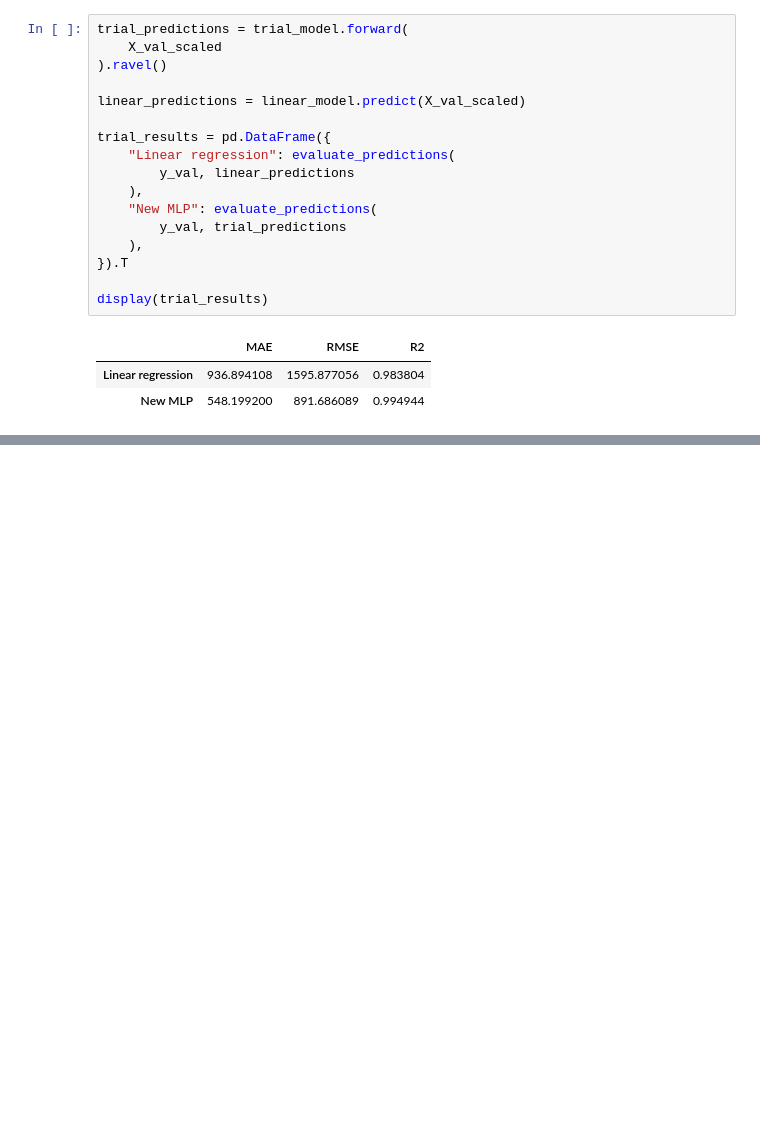
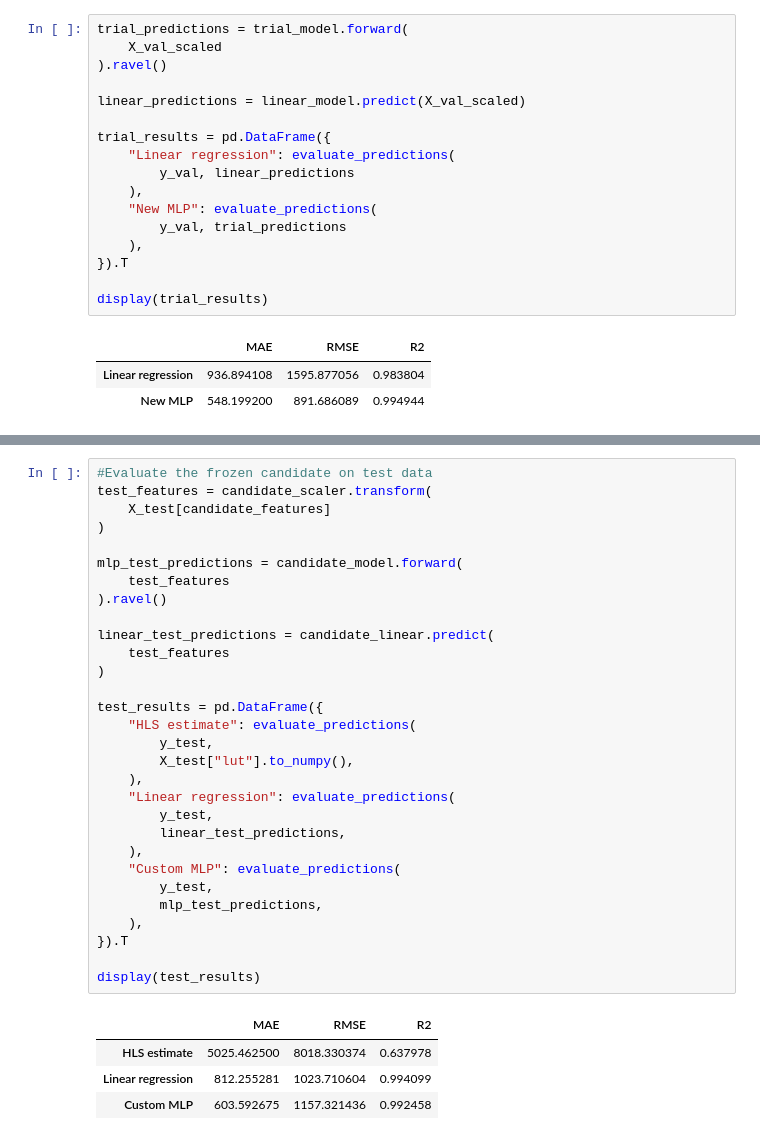
Before and after one commit to sahilbhatt89/CircuitCost, a Jupyter notebook: Notebboks/dataPrep.ipynb, the cells around one changed output, grey strips where cells are left out. Drawn from its saved outputs; the diff is of its cells as text; blank space fills up the shorter version.

```diff
--- a/Notebboks/dataPrep.ipynb
+++ b/Notebboks/dataPrep.ipynb
@@ -707,0 +862,35 @@ display(trial_results)
+# %%
+#Evaluate the frozen candidate on test data
+test_features = candidate_scaler.transform(
+    X_test[candidate_features]
+)
+
+mlp_test_predictions = candidate_model.forward(
+    test_features
+).ravel()
+
+linear_test_predictions = candidate_linear.predict(
+    test_features
+)
+
+test_results = pd.DataFrame({
+    "HLS estimate": evaluate_predictions(
+        y_test,
+        X_test["lut"].to_numpy(),
+    ),
+    "Linear regression": evaluate_predictions(
+        y_test,
+        linear_test_predictions,
+    ),
+    "Custom MLP": evaluate_predictions(
+        y_test,
+        mlp_test_predictions,
+    ),
+}).T
+
+display(test_results)
+# %% [output]
+|  | MAE | RMSE | R2 |
+| HLS estimate | 5025.462500 | 8018.330374 | 0.637978 |
+| Linear regression | 812.255281 | 1023.710604 | 0.994099 |
+| Custom MLP | 603.592675 | 1157.321436 | 0.992458 |
```
Also changed, not shown: parts of 3 cells of this notebook.
